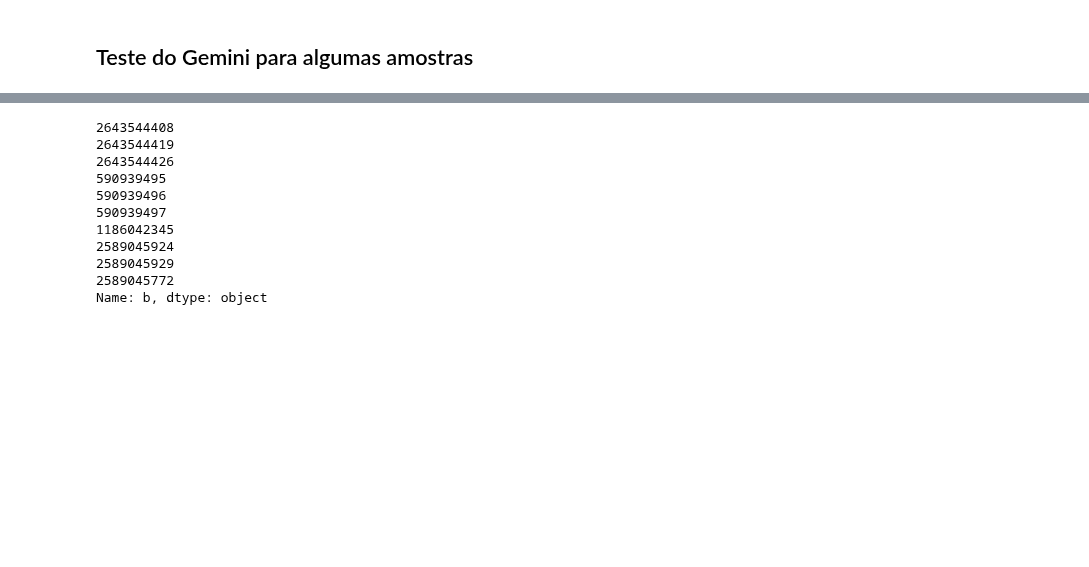
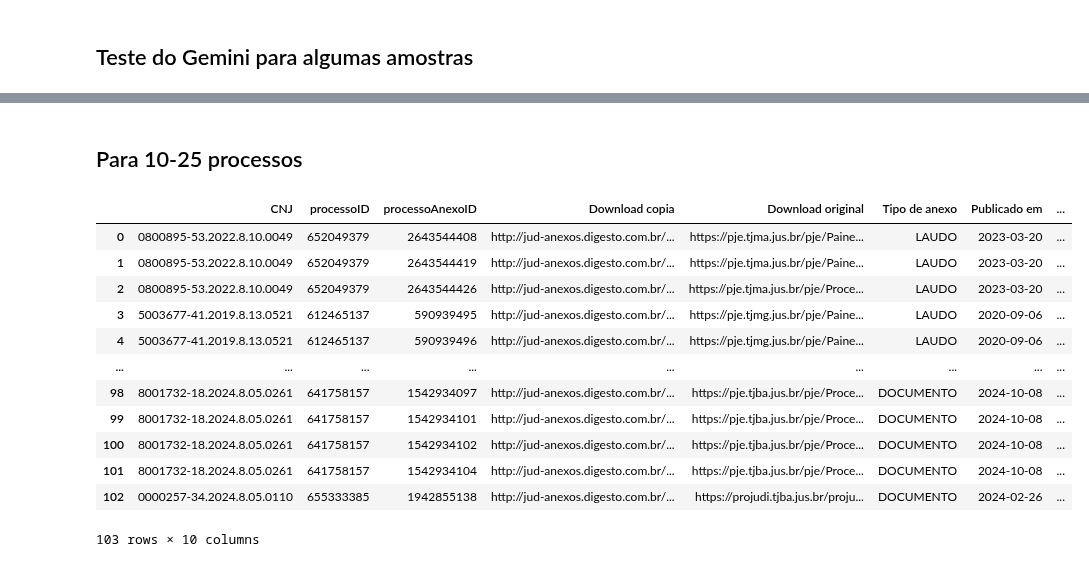
Before and after one commit to pedronery07/Projeto_InsperData_AECOM, a Jupyter notebook: testes_gemini/gemini.ipynb, the cells around one changed output, grey strips where cells are left out. Cells and saved outputs as stored; diff of their text form; code cells hidden in the pictures; blank space fills up the shorter version.

```diff
--- a/testes_gemini/gemini.ipynb
+++ b/testes_gemini/gemini.ipynb
@@ -309,17 +303,3 @@ display(respostas_teste)
 | 2589045924 | 690025576 | True | O presente Laudo Técnico Pericial... | Não encontrado georreferencia | Minas Gerais | Carmo da Mata | CARMENSE COMERCIAL LTDA | ... |
 | 2589045929 | 690025576 | True | Mancha de óleo sobre o solo – Ris... | Não encontrado georreferencia | Não encontrado UF | Não encontrado cidade | Carmense Comercial Ltda | ... |
 | 2589045772 | 690025576 | True | ÁREA DE ATUAÇÃO: Meio Ambiente | Não encontrado georreferencia | Minas Gerais | Carmo da Mata | Carmense Comercial Ltda | ... |
-# %%
-respostas_teste.loc[:,'b']
-# %% [output]
-2643544408
-2643544419
-2643544426
-590939495
-590939496
-590939497
-1186042345
-2589045924
-2589045929
-2589045772
-Name: b, dtype: object
@@ -328,0 +306,2 @@ print(f"Percentual de processos ambientais encontrados na amostra: {percent_proc
+# %% [markdown]
+## Para 10-25 processos
@@ -328,0 +315,16 @@ print(f"Percentual de processos ambientais encontrados na amostra: {percent_proc
+# %%
+filtrados
+# %% [output]
+|  | CNJ | processoID | processoAnexoID | Download copia | Download original | Tipo de anexo | Publicado em | ... |
+| 0 | 0800895-53.2022.8.10.0049 | 652049379 | 2643544408 | http://jud-anexos.digesto.com.br/... | https://pje.tjma.jus.br/pje/Paine... | LAUDO | 2023-03-20 | ... |
+| 1 | 0800895-53.2022.8.10.0049 | 652049379 | 2643544419 | http://jud-anexos.digesto.com.br/... | https://pje.tjma.jus.br/pje/Paine... | LAUDO | 2023-03-20 | ... |
+| 2 | 0800895-53.2022.8.10.0049 | 652049379 | 2643544426 | http://jud-anexos.digesto.com.br/... | https://pje.tjma.jus.br/pje/Proce... | LAUDO | 2023-03-20 | ... |
+| 3 | 5003677-41.2019.8.13.0521 | 612465137 | 590939495 | http://jud-anexos.digesto.com.br/... | https://pje.tjmg.jus.br/pje/Paine... | LAUDO | 2020-09-06 | ... |
+| 4 | 5003677-41.2019.8.13.0521 | 612465137 | 590939496 | http://jud-anexos.digesto.com.br/... | https://pje.tjmg.jus.br/pje/Paine... | LAUDO | 2020-09-06 | ... |
+| ... | ... | ... | ... | ... | ... | ... | ... | ... |
+| 98 | 8001732-18.2024.8.05.0261 | 641758157 | 1542934097 | http://jud-anexos.digesto.com.br/... | https://pje.tjba.jus.br/pje/Proce... | DOCUMENTO | 2024-10-08 | ... |
+| 99 | 8001732-18.2024.8.05.0261 | 641758157 | 1542934101 | http://jud-anexos.digesto.com.br/... | https://pje.tjba.jus.br/pje/Proce... | DOCUMENTO | 2024-10-08 | ... |
+| 100 | 8001732-18.2024.8.05.0261 | 641758157 | 1542934102 | http://jud-anexos.digesto.com.br/... | https://pje.tjba.jus.br/pje/Proce... | DOCUMENTO | 2024-10-08 | ... |
+| 101 | 8001732-18.2024.8.05.0261 | 641758157 | 1542934104 | http://jud-anexos.digesto.com.br/... | https://pje.tjba.jus.br/pje/Proce... | DOCUMENTO | 2024-10-08 | ... |
+| 102 | 0000257-34.2024.8.05.0110 | 655333385 | 1942855138 | http://jud-anexos.digesto.com.br/... | https://projudi.tjba.jus.br/proju... | DOCUMENTO | 2024-02-26 | ... |
+103 rows × 10 columns
```
Also changed, not shown: parts of 14 cells of this notebook, 2 other files.
